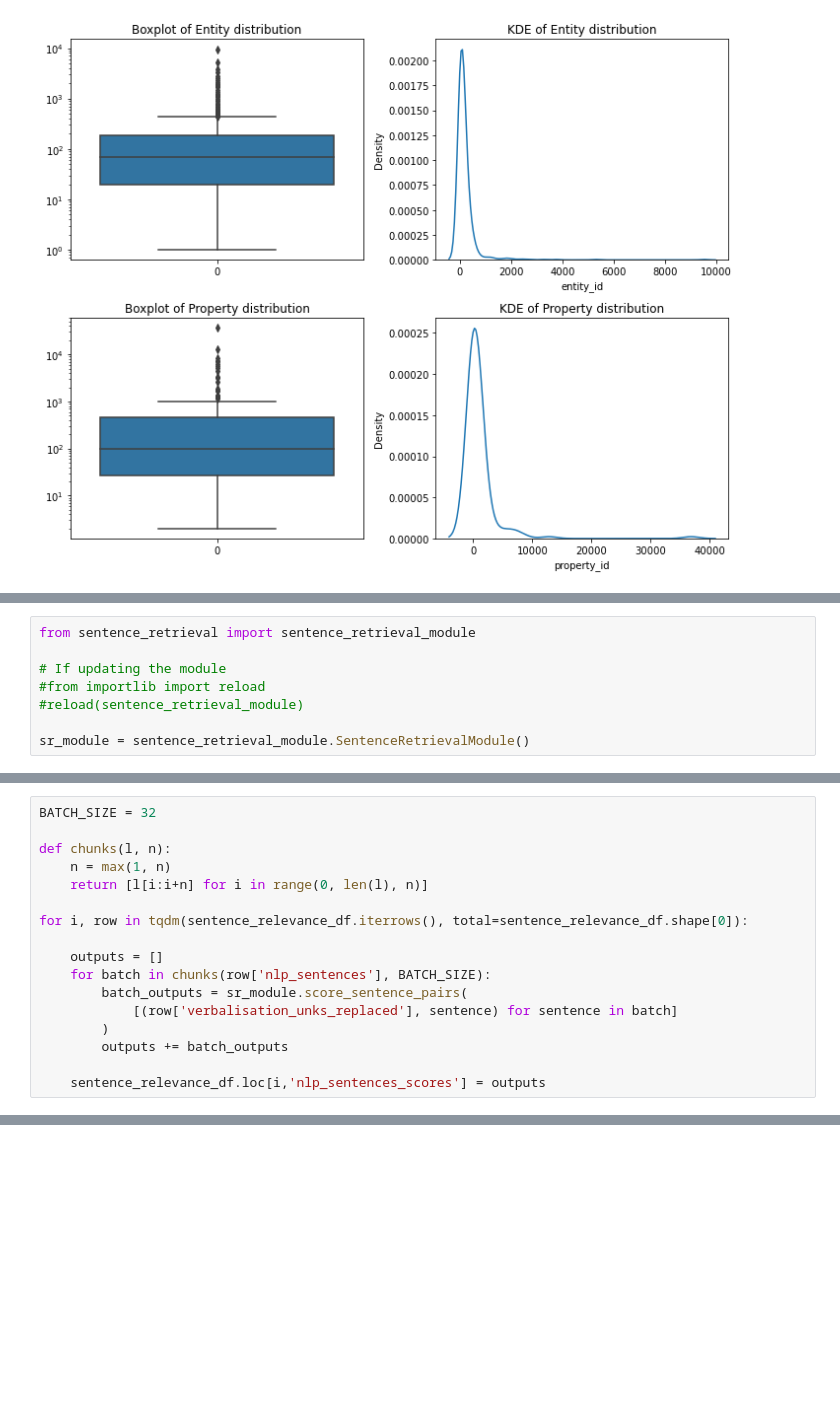
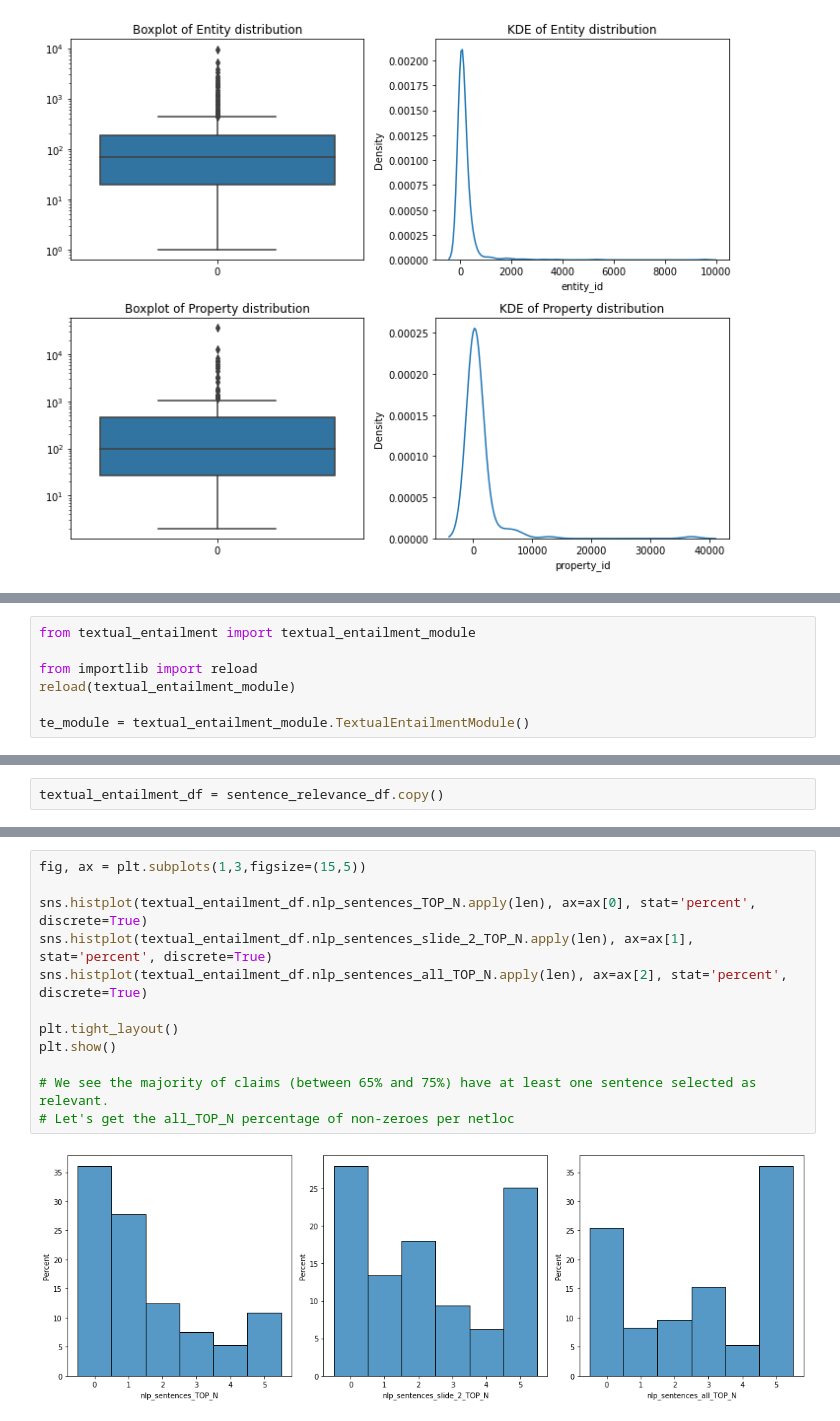
Before and after one commit to gabrielmaia7/RSP, a Jupyter notebook: support_classification_pipeline_test.ipynb, the cells around one changed output, grey strips where cells are left out. Cells and saved outputs as stored; diff of their text form; blank space fills up the shorter version.

```diff
--- a/support_classification_pipeline_test.ipynb
+++ b/support_classification_pipeline_test.ipynb
@@ -592,8 +864,7 @@ sentence_relevance_df
 # %%
-from sentence_retrieval import sentence_retrieval_module
+from textual_entailment import textual_entailment_module
 
-# If updating the module
-#from importlib import reload
-#reload(sentence_retrieval_module)
+from importlib import reload
+reload(textual_entailment_module)
 
-sr_module = sentence_retrieval_module.SentenceRetrievalModule()
+te_module = textual_entailment_module.TextualEntailmentModule()
@@ -605,17 +870,0 @@ sentence_relevance_df['nlp_sentences_slide_2_scores'] = None
-# %%
-BATCH_SIZE = 32
-
-def chunks(l, n):
-    n = max(1, n)
-    return [l[i:i+n] for i in range(0, len(l), n)]
-
-for i, row in tqdm(sentence_relevance_df.iterrows(), total=sentence_relevance_df.shape[0]):
-
-    outputs = []
-    for batch in chunks(row['nlp_sentences'], BATCH_SIZE):
-        batch_outputs = sr_module.score_sentence_pairs(
-            [(row['verbalisation_unks_replaced'], sentence) for sentence in batch]
-        )
-        outputs += batch_outputs
-
-    sentence_relevance_df.loc[i,'nlp_sentences_scores'] = outputs
@@ -625,0 +871,2 @@ Be aware, overflowing tokens are not returned for the setting you have chosen, i
+# %%
+textual_entailment_df = sentence_relevance_df.copy()
@@ -625,0 +960,14 @@ Be aware, overflowing tokens are not returned for the setting you have chosen, i
+# %%
+fig, ax = plt.subplots(1,3,figsize=(15,5))
+
+sns.histplot(textual_entailment_df.nlp_sentences_TOP_N.apply(len), ax=ax[0], stat='percent', discrete=True)
+sns.histplot(textual_entailment_df.nlp_sentences_slide_2_TOP_N.apply(len), ax=ax[1], stat='percent', discrete=True)
+sns.histplot(textual_entailment_df.nlp_sentences_all_TOP_N.apply(len), ax=ax[2], stat='percent', discrete=True)
+
+plt.tight_layout()
+plt.show()
+
+# We see the majority of claims (between 65% and 75%) have at least one sentence selected as relevant.
+# Let's get the all_TOP_N percentage of non-zeroes per netloc
+# %% [output]
+[figure, added]
```
Also changed, not shown: parts of 37 cells of this notebook, 12 other files.
